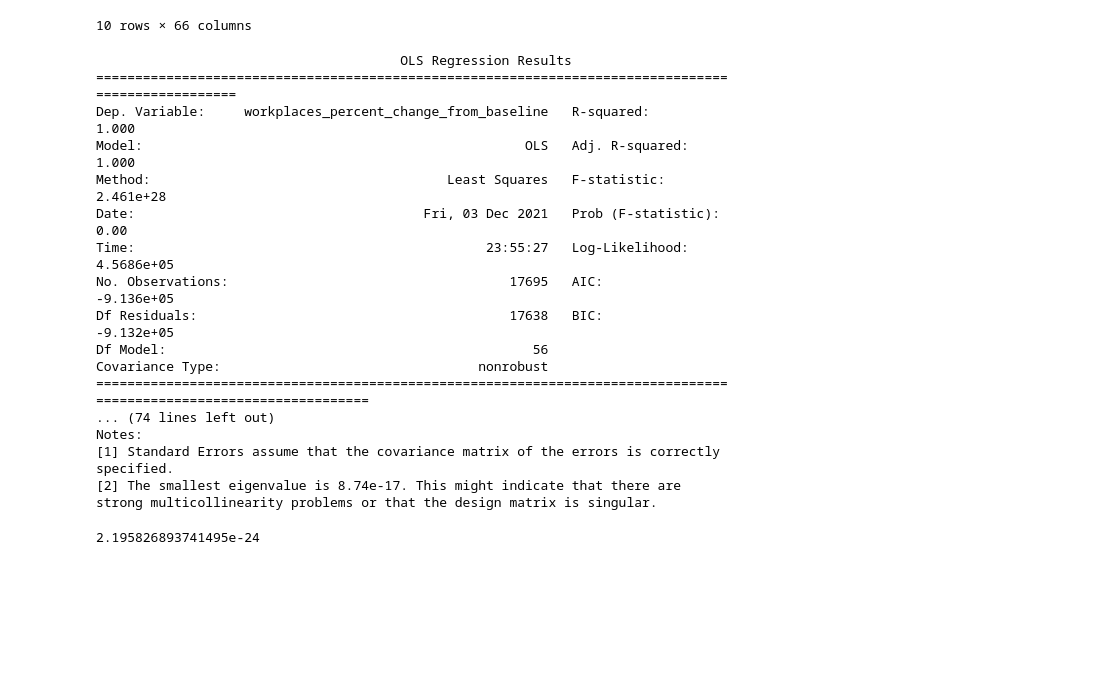
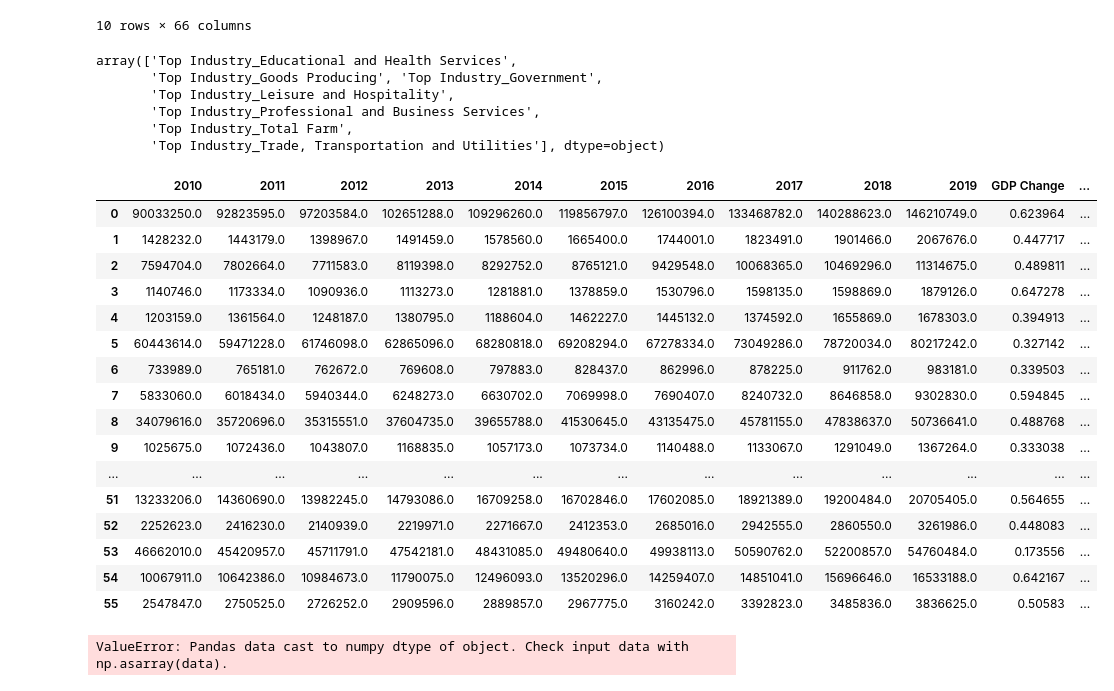
Before and after one commit to pkargupta/mobo102, a Jupyter notebook: Question 1 EDA.ipynb, the cells around one changed output. Cells and saved outputs as stored; diff of their text form; code cells hidden in the pictures; blank space fills up the shorter version.

```diff
--- a/Question 1 EDA.ipynb
+++ b/Question 1 EDA.ipynb
@@ -242,3 +242,8 @@ industry.head(10)
 | 7 | 2020 | Annual | Alameda County | 31000000 | Durable Goods | Not Adj | 2020 | 61500 |
 | 8 | 2020 | Annual | Alameda County | 32000000 | Nondurable Goods | Not Adj | 2020 | 21500 |
 | 9 | 2020 | Annual | Alameda County | 40000000 | Trade, Transportation and Utilities | Not Adj | 2020 | 128900 |
+# %%
+industry_total_2019 = industry[(industry["Industry"] == "Total Wage and Salary") & (industry["StartEndYear"] == 2019)]
+industry_total_2019.shape
+industry_total_2010 = industry[(industry["Industry"] == "Total Wage and Salary") & (industry["StartEndYear"] == 2010)]
+industry_total_2010.shape
@@ -506,0 +517,8 @@ ca_mobility_clean.head(10)
+# %%
+gdp_metric = gdp_clean.copy(deep=True)
+gdp_metric["GDP Change"] = (gdp_metric["2019"] - gdp_metric["2010"]) / (gdp_metric["2010"] + 1)
+gdp_metric = gdp_metric[gdp_metric["Description"] == "All industry total"]
+gdp_metric["GDP per Cap 2019"] = gdp_metric["2019"] / industry_total_2019["No. of Employed"].values
+gdp_metric["GDP per Cap 2010"] = gdp_metric["2010"] / industry_total_2010["No. of Employed"].values
+gdp_metric["GDP per Cap Change"] = (gdp_metric["GDP per Cap 2019"] - gdp_metric["GDP per Cap 2010"]) / gdp_metric["GDP per Cap 2010"]
+gdp_metric
@@ -506,0 +543,4 @@ ca_mobility_clean.head(10)
+# %%
+mobility_used = ca_mobility_clean.groupby("census_fips_code").agg(np.mean)["workplaces_percent_change_from_baseline"]
+gdp_data = pd.merge(gdp_metric, mobility_used, left_on="GeoFips", right_on="census_fips_code", how="inner")
+gdp_data
@@ -506,0 +565,3 @@ ca_mobility_clean.head(10)
+# %%
+gdp_col = gdp_data.columns.values[4:]
+gdp_col
@@ -572,32 +640,43 @@ data_ohe.head(10)
 | 49783 | 6001 | -21.0 | 146210749 | 1 | 0 | ... |
 10 rows × 66 columns
 # %%
-column_names = data_ohe.columns.values[1:]
+column_names = data_ohe.columns.values[-7:]
+column_names
+# %% [output]
+array(['Top Industry_Educational and Health Services',
+       'Top Industry_Goods Producing', 'Top Industry_Government',
+       'Top Industry_Leisure and Hospitality',
+       'Top Industry_Professional and Business Services',
+       'Top Industry_Total Farm',
+       'Top Industry_Trade, Transportation and Utilities'], dtype=object)
+# %%
+gdp_data[gdp_col]
+# %% [output]
+|  | 2010 | 2011 | 2012 | 2013 | 2014 | 2015 | 2016 | 2017 | 2018 | 2019 | GDP Change | ... |
+| 0 | 90033250.0 | 92823595.0 | 97203584.0 | 102651288.0 | 109296260.0 | 119856797.0 | 126100394.0 | 133468782.0 | 140288623.0 | 146210749.0 | 0.623964 | ... |
+| 1 | 1428232.0 | 1443179.0 | 1398967.0 | 1491459.0 | 1578560.0 | 1665400.0 | 1744001.0 | 1823491.0 | 1901466.0 | 2067676.0 | 0.447717 | ... |
+| 2 | 7594704.0 | 7802664.0 | 7711583.0 | 8119398.0 | 8292752.0 | 8765121.0 | 9429548.0 | 10068365.0 | 10469296.0 | 11314675.0 | 0.489811 | ... |
+| 3 | 1140746.0 | 1173334.0 | 1090936.0 | 1113273.0 | 1281881.0 | 1378859.0 | 1530796.0 | 1598135.0 | 1598869.0 | 1879126.0 | 0.647278 | ... |
+| 4 | 1203159.0 | 1361564.0 | 1248187.0 | 1380795.0 | 1188604.0 | 1462227.0 | 1445132.0 | 1374592.0 | 1655869.0 | 1678303.0 | 0.394913 | ... |
+| 5 | 60443614.0 | 59471228.0 | 61746098.0 | 62865096.0 | 68280818.0 | 69208294.0 | 67278334.0 | 73049286.0 | 78720034.0 | 80217242.0 | 0.327142 | ... |
+| 6 | 733989.0 | 765181.0 | 762672.0 | 769608.0 | 797883.0 | 828437.0 | 862996.0 | 878225.0 | 911762.0 | 983181.0 | 0.339503 | ... |
+| 7 | 5833060.0 | 6018434.0 | 5940344.0 | 6248273.0 | 6630702.0 | 7069998.0 | 7690407.0 | 8240732.0 | 8646858.0 | 9302830.0 | 0.594845 | ... |
+| 8 | 34079616.0 | 35720696.0 | 35315551.0 | 37604735.0 | 39655788.0 | 41530645.0 | 43135475.0 | 45781155.0 | 47838637.0 | 50736641.0 | 0.488768 | ... |
+| 9 | 1025675.0 | 1072436.0 | 1043807.0 | 1168835.0 | 1057173.0 | 1073734.0 | 1140488.0 | 1133067.0 | 1291049.0 | 1367264.0 | 0.333038 | ... |
+| ... | ... | ... | ... | ... | ... | ... | ... | ... | ... | ... | ... | ... |
+| 51 | 13233206.0 | 14360690.0 | 13982245.0 | 14793086.0 | 16709258.0 | 16702846.0 | 17602085.0 | 18921389.0 | 19200484.0 | 20705405.0 | 0.564655 | ... |
+| 52 | 2252623.0 | 2416230.0 | 2140939.0 | 2219971.0 | 2271667.0 | 2412353.0 | 2685016.0 | 2942555.0 | 2860550.0 | 3261986.0 | 0.448083 | ... |
+| 53 | 46662010.0 | 45420957.0 | 45711791.0 | 47542181.0 | 48431085.0 | 49480640.0 | 49938113.0 | 50590762.0 | 52200857.0 | 54760484.0 | 0.173556 | ... |
+| 54 | 10067911.0 | 10642386.0 | 10984673.0 | 11790075.0 | 12496093.0 | 13520296.0 | 14259407.0 | 14851041.0 | 15696646.0 | 16533188.0 | 0.642167 | ... |
+| 55 | 2547847.0 | 2750525.0 | 2726252.0 | 2909596.0 | 2889857.0 | 2967775.0 | 3160242.0 | 3392823.0 | 3485836.0 | 3836625.0 | 0.50583 | ... |
 # %%
 # fit_OLS_model(df, target, explanatory_vars)
-linear_model = fit_OLS_model(data_ohe, "workplaces_percent_change_from_baseline", column_names) # TODO
+linear_model = fit_OLS_model(gdp_data[gdp_col], "workplaces_percent_change_from_baseline", gdp_col[:-1]) # TODO
 print(linear_model.summary())
 
 # Compute the mean square error of the values predicted by model. No need to modify here,
-predicted = linear_model.predict(data_ohe[column_names]).values
-err = mean_squared_error(data_ohe['workplaces_percent_change_from_baseline'].values, predicted)
+predicted = linear_model.predict(gdp_data[gdp_col[:-1]]).values
+err = mean_squared_error(gdp_data['workplaces_percent_change_from_baseline'].values, predicted)
 err
 # %% [output]
-                                       OLS Regression Results
-===================================================================================================
-Dep. Variable:     workplaces_percent_change_from_baseline   R-squared:                       1.000
-Model:                                                 OLS   Adj. R-squared:                  1.000
-Method:                                      Least Squares   F-statistic:                 2.461e+28
-Date:                                     Fri, 03 Dec 2021   Prob (F-statistic):               0.00
-Time:                                             23:55:27   Log-Likelihood:             4.5686e+05
-No. Observations:                                    17695   AIC:                        -9.136e+05
-Df Residuals:                                        17638   BIC:                        -9.132e+05
-Df Model:                                               56
-Covariance Type:                                 nonrobust
-====================================================================================================================
-... (74 lines left out)
-Notes:
-[1] Standard Errors assume that the covariance matrix of the errors is correctly specified.
-[2] The smallest eigenvalue is 8.74e-17. This might indicate that there are
-strong multicollinearity problems or that the design matrix is singular.
+ValueError: Pandas data cast to numpy dtype of object. Check input data with np.asarray(data).
-2.195826893741495e-24
```
Also changed, not shown: parts of 7 cells of this notebook.
